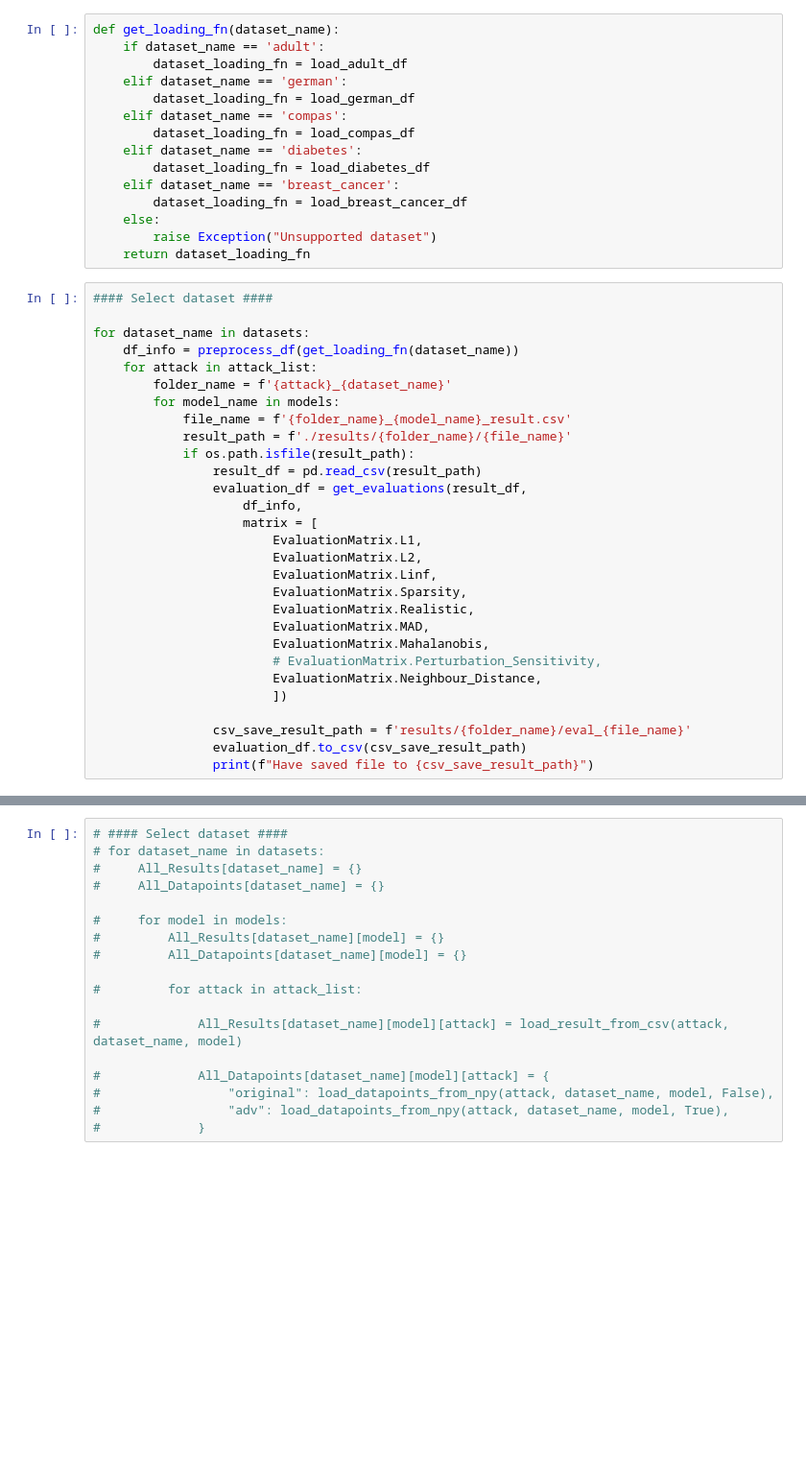
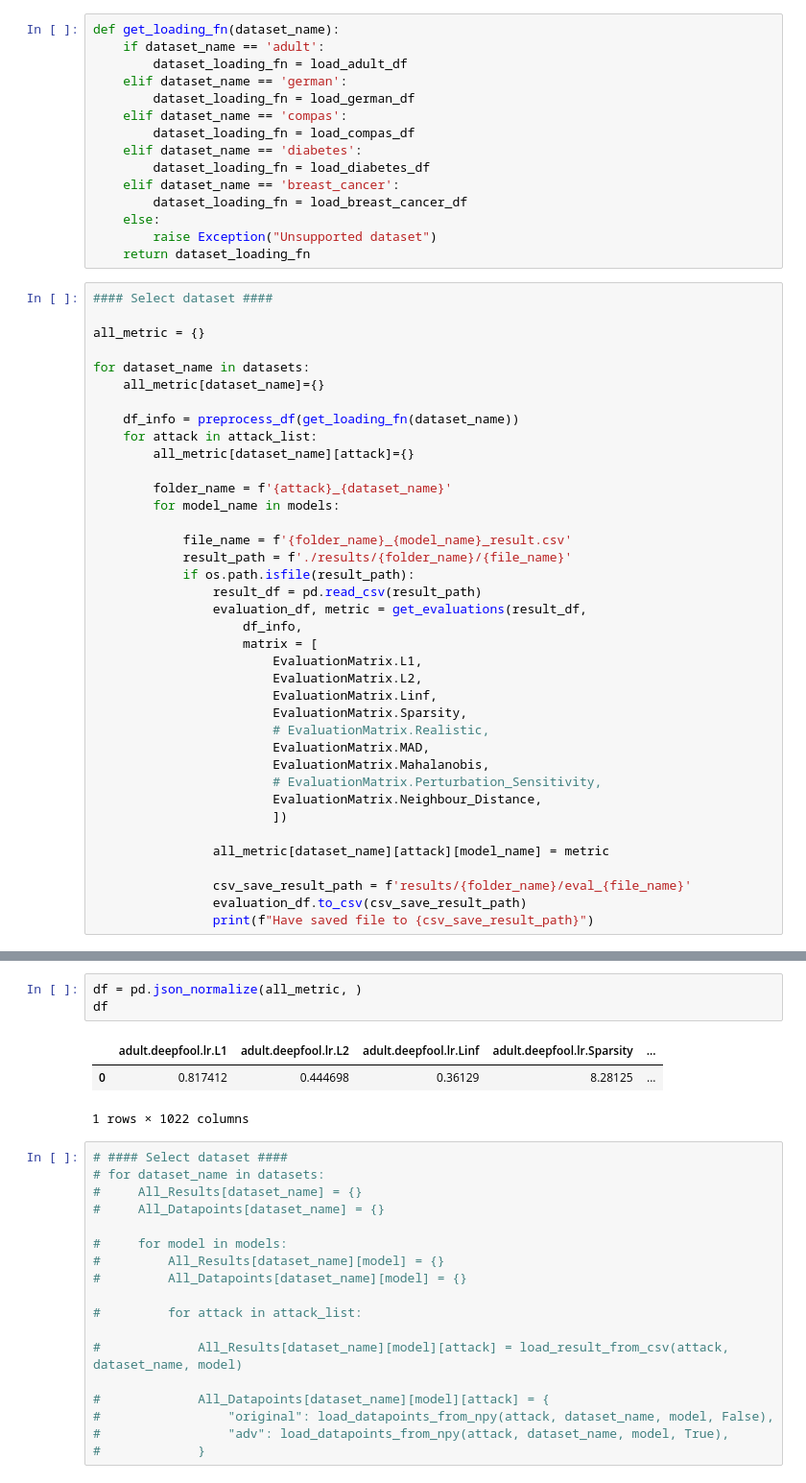
Before and after one commit to ZhipengHe/Imperceptibility-in-Adversarial-attack, a Jupyter notebook: 3_AE_performance_metrics.ipynb, the cells around one changed output, grey strips where cells are left out. Shown at 96% size. Saved outputs shown, nothing was run; the diff lists cells and outputs as text; blank space fills up the shorter version.

```diff
--- a/3_AE_performance_metrics.ipynb
+++ b/3_AE_performance_metrics.ipynb
@@ -52,29 +53,38 @@ def get_loading_fn(dataset_name):
 # %%
 #### Select dataset ####
 
+all_metric = {}
+
 for dataset_name in datasets:
+    all_metric[dataset_name]={}
+
     df_info = preprocess_df(get_loading_fn(dataset_name))
     for attack in attack_list:
+        all_metric[dataset_name][attack]={}
+
         folder_name = f'{attack}_{dataset_name}'
         for model_name in models:
+
             file_name = f'{folder_name}_{model_name}_result.csv'
             result_path = f'./results/{folder_name}/{file_name}'
             if os.path.isfile(result_path):
                 result_df = pd.read_csv(result_path)
-                evaluation_df = get_evaluations(result_df,
+                evaluation_df, metric = get_evaluations(result_df,
                     df_info,
                     matrix = [
                         EvaluationMatrix.L1,
                         EvaluationMatrix.L2,
                         EvaluationMatrix.Linf,
                         EvaluationMatrix.Sparsity,
-                        EvaluationMatrix.Realistic,
+                        # EvaluationMatrix.Realistic,
                         EvaluationMatrix.MAD,
                         EvaluationMatrix.Mahalanobis,
                         # EvaluationMatrix.Perturbation_Sensitivity,
                         EvaluationMatrix.Neighbour_Distance,
                         ])
 
+                all_metric[dataset_name][attack][model_name] = metric
+
                 csv_save_result_path = f'results/{folder_name}/eval_{file_name}'
                 evaluation_df.to_csv(csv_save_result_path)
                 print(f"Have saved file to {csv_save_result_path}")
@@ -95,3 +141,10 @@ Have saved file to results/boundary_adult/eval_boundary_adult_lr_result.csv
+# %%
+df = pd.json_normalize(all_metric, )
+df
+# %% [output]
+|  | adult.deepfool.lr.L1 | adult.deepfool.lr.L2 | adult.deepfool.lr.Linf | adult.deepfool.lr.Sparsity | ... |
+| 0 | 0.817412 | 0.444698 | 0.36129 | 8.28125 | ... |
+1 rows × 1022 columns
 # %%
 # #### Select dataset ####
 # for dataset_name in datasets:
```
Also changed, not shown: parts of 5 cells of this notebook, 3 other files.
